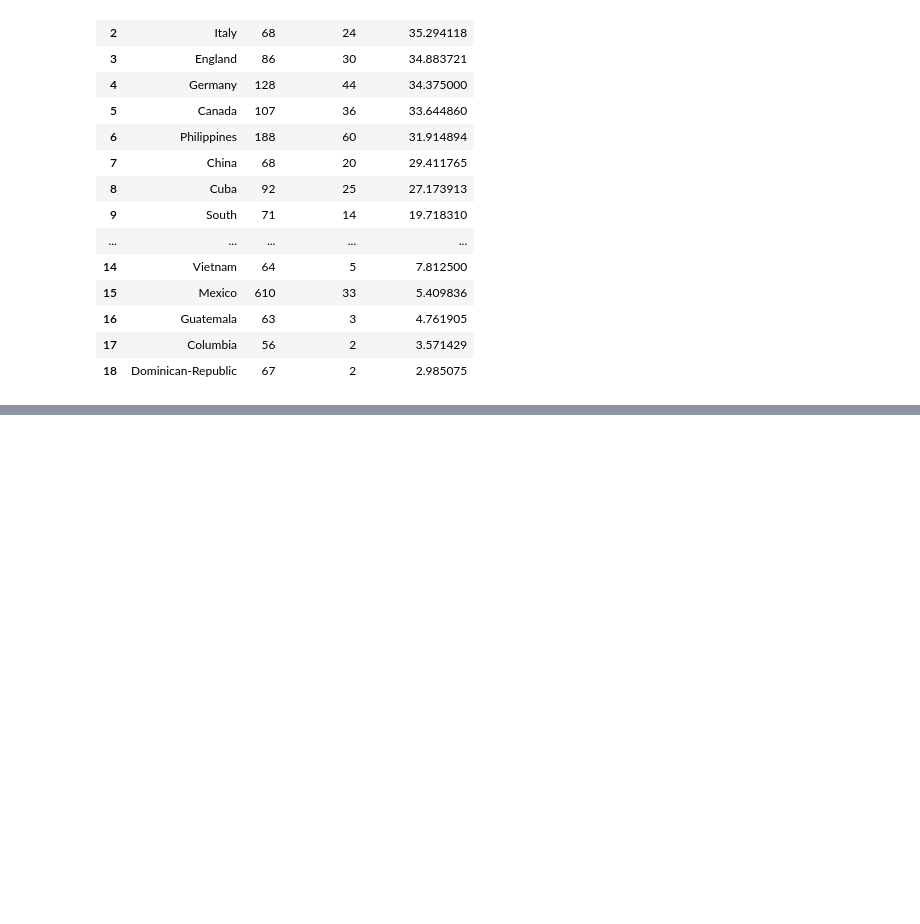
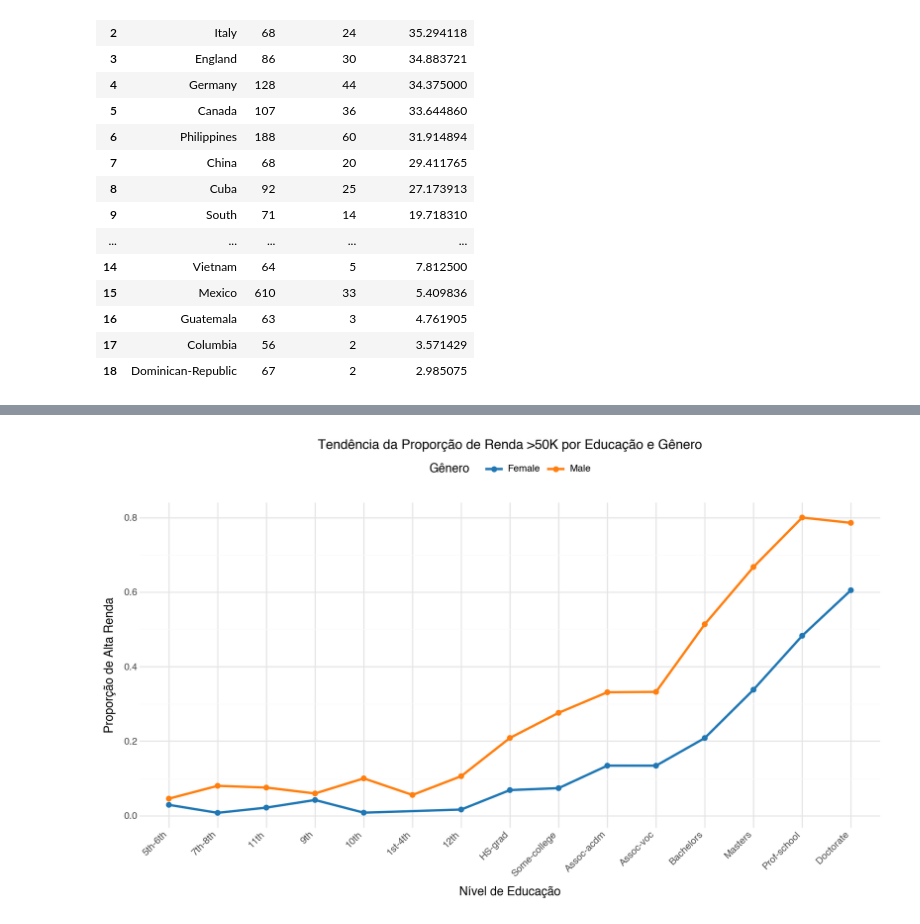
Before and after one commit to vivsoliveira/Adult-Census-Income, a Jupyter notebook: main.ipynb, the cells around one changed output, grey strips where cells are left out. Saved outputs shown, nothing was run; the diff lists cells and outputs as text; code cells hidden in the pictures; blank space fills up the shorter version.

```diff
--- a/main.ipynb
+++ b/main.ipynb
@@ -668,0 +762,22 @@ Total de países analisados (com amostra >= 50): 19
+# %%
+(
+    ggplot(edu_gender_high, aes(x='education', y='proportion', color='sex', group='sex')) +
+    geom_line(size=1.2) +
+    geom_point(size=2) +
+    scale_color_manual(values=['#1f77b4', '#ff7f0e']) +
+    labs(
+        title='Tendência da Proporção de Renda >50K por Educação e Gênero',
+        x='Nível de Educação',
+        y='Proporção de Alta Renda',
+        color='Gênero'
+    ) +
+    theme_minimal() +
+    theme(
+        figure_size=(10, 6),
+        axis_text_x=element_text(rotation=45, hjust=1),
+        plot_title=element_text(weight='bold', size=12),
+        legend_position='top'
+    )
+)
+# %% [output]
+[figure, added]
```
Also changed, not shown: parts of 17 cells of this notebook.
